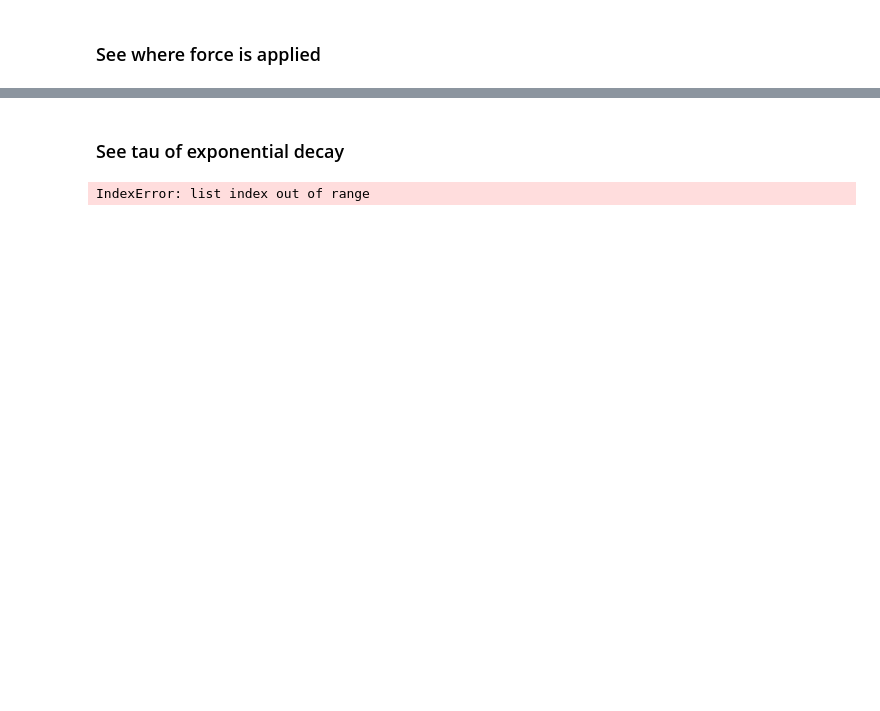
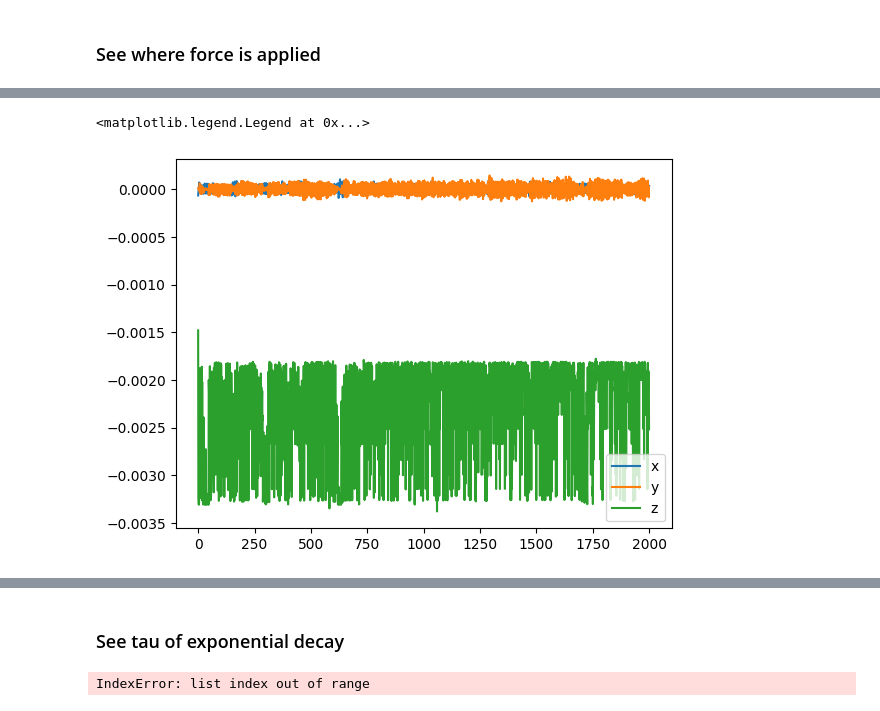
Before and after one commit to Gaianeve/Real_Mega_Fufi, a Jupyter notebook: Robot/1LegTrail/Giunto_versione_fascia_elastica/Model_video_spectrum.ipynb, the cells around one changed output, grey strips where cells are left out. Saved outputs shown, nothing was run; the diff lists cells and outputs as text; code cells hidden in the pictures; blank space fills up the shorter version.

```diff
--- a/Robot/1LegTrail/Giunto_versione_fascia_elastica/Model_video_spectrum.ipynb
+++ b/Robot/1LegTrail/Giunto_versione_fascia_elastica/Model_video_spectrum.ipynb
@@ -314,0 +356,10 @@ plt.show()
+# %%
+#plot leg velocity
+plt.figure('Leg velocity')
+plt.plot(leg_vel_x, label='x')
+plt.plot(leg_vel_y, label='y')
+plt.plot(leg_vel_z, label='z')
+plt.legend()
+# %% [output]
+<matplotlib.legend.Legend at 0x...>
+[figure, added]
```
Also changed, not shown: parts of 19 cells of this notebook.
